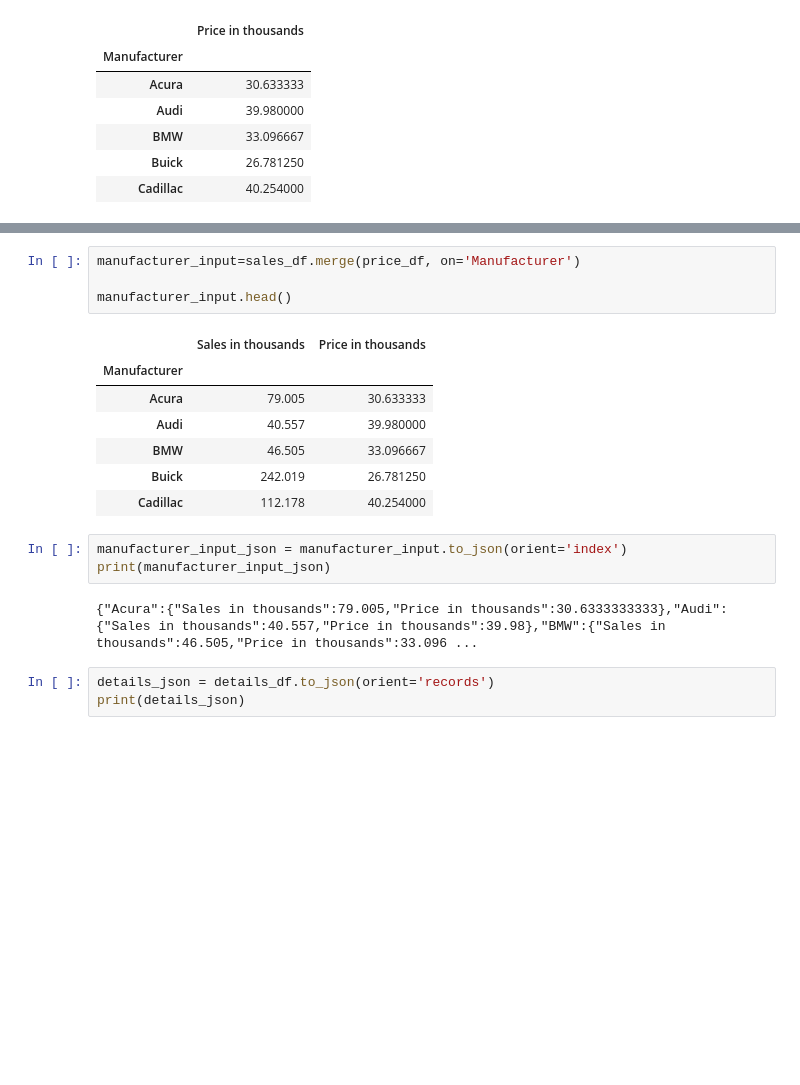
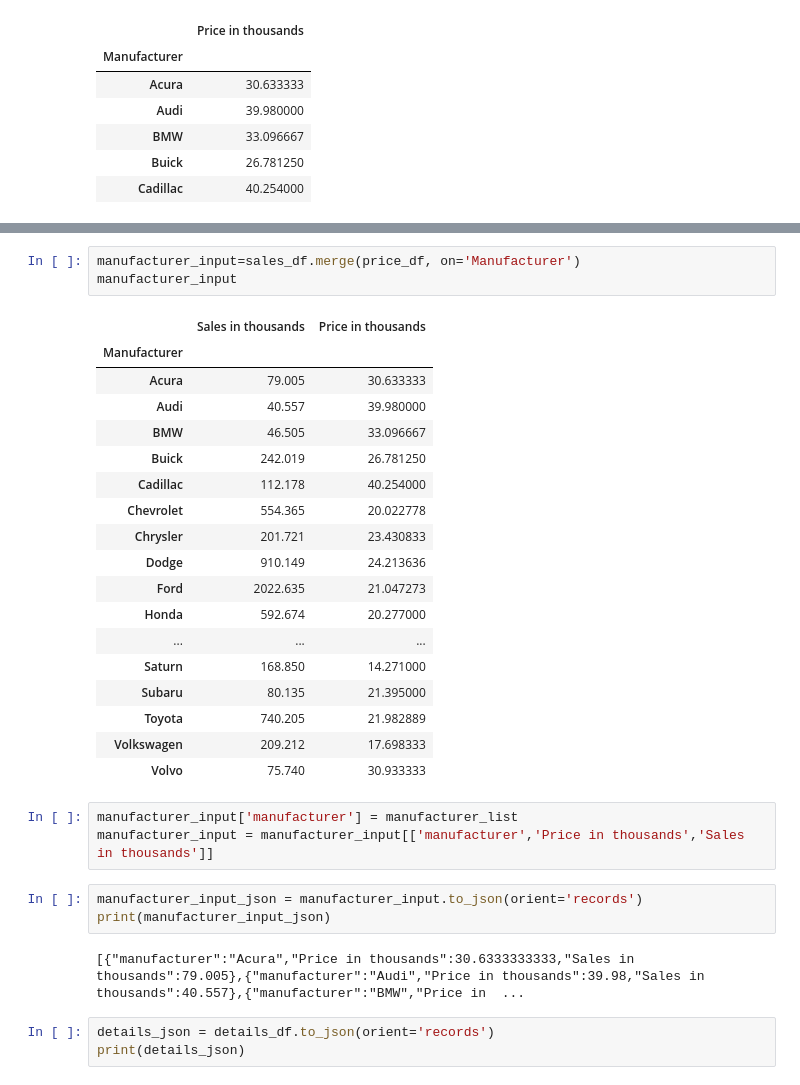
Before and after one commit to CarlosCocuy/ProjectETL, a Jupyter notebook: Project 2 ETL.ipynb, the cells around one changed output, grey strips where cells are left out. Cells and saved outputs as stored; diff of their text form; blank space fills up the shorter version.

```diff
--- a/Project 2 ETL.ipynb
+++ b/Project 2 ETL.ipynb
@@ -100,20 +133,33 @@ sort_sales.head()
 # %%
 manufacturer_input=sales_df.merge(price_df, on='Manufacturer')
-
-manufacturer_input.head()
+manufacturer_input
 # %% [output]
 |  | Sales in thousands | Price in thousands |
 | Manufacturer |  |  |
 | Acura | 79.005 | 30.633333 |
 | Audi | 40.557 | 39.980000 |
 | BMW | 46.505 | 33.096667 |
 | Buick | 242.019 | 26.781250 |
 | Cadillac | 112.178 | 40.254000 |
+| Chevrolet | 554.365 | 20.022778 |
+| Chrysler | 201.721 | 23.430833 |
+| Dodge | 910.149 | 24.213636 |
+| Ford | 2022.635 | 21.047273 |
+| Honda | 592.674 | 20.277000 |
+| ... | ... | ... |
+| Saturn | 168.850 | 14.271000 |
+| Subaru | 80.135 | 21.395000 |
+| Toyota | 740.205 | 21.982889 |
+| Volkswagen | 209.212 | 17.698333 |
+| Volvo | 75.740 | 30.933333 |
+# %%
+manufacturer_input['manufacturer'] = manufacturer_list
+manufacturer_input = manufacturer_input[['manufacturer','Price in thousands','Sales in thousands']]
 # %%
-manufacturer_input_json = manufacturer_input.to_json(orient='index')
+manufacturer_input_json = manufacturer_input.to_json(orient='records')
 print(manufacturer_input_json)
 # %% [output]
-{"Acura":{"Sales in thousands":79.005,"Price in thousands":30.6333333333},"Audi":{"Sales in thousands":40.557,"Price in thousands":39.98},"BMW":{"Sales in thousands":46.505,"Price in thousands":33.096 ...
+[{"manufacturer":"Acura","Price in thousands":30.6333333333,"Sales in thousands":79.005},{"manufacturer":"Audi","Price in thousands":39.98,"Sales in thousands":40.557},{"manufacturer":"BMW","Price in  ...
 # %%
 details_json = details_df.to_json(orient='records')
 print(details_json)
```
Also changed, not shown: parts of 6 cells of this notebook, 1 other file.
